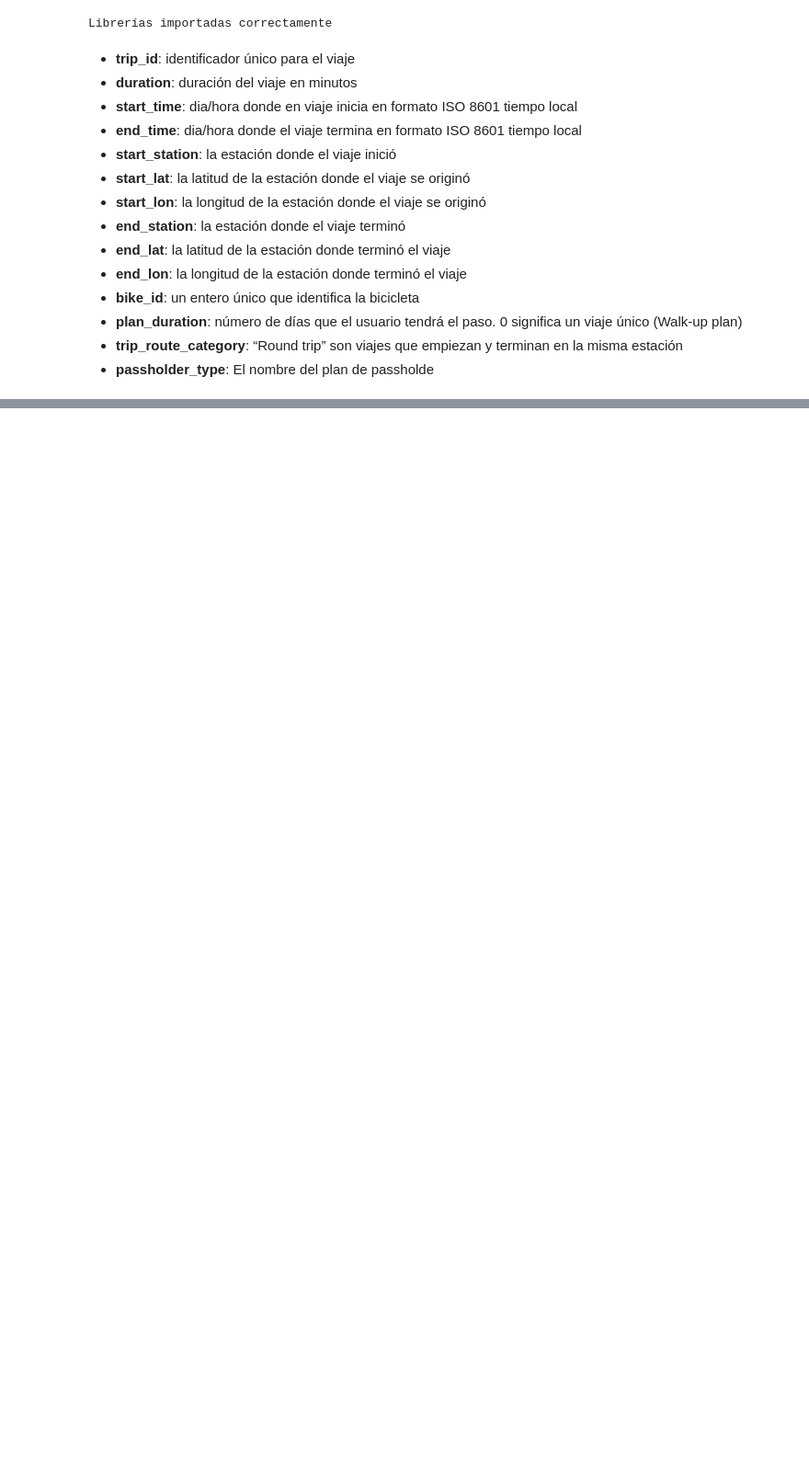
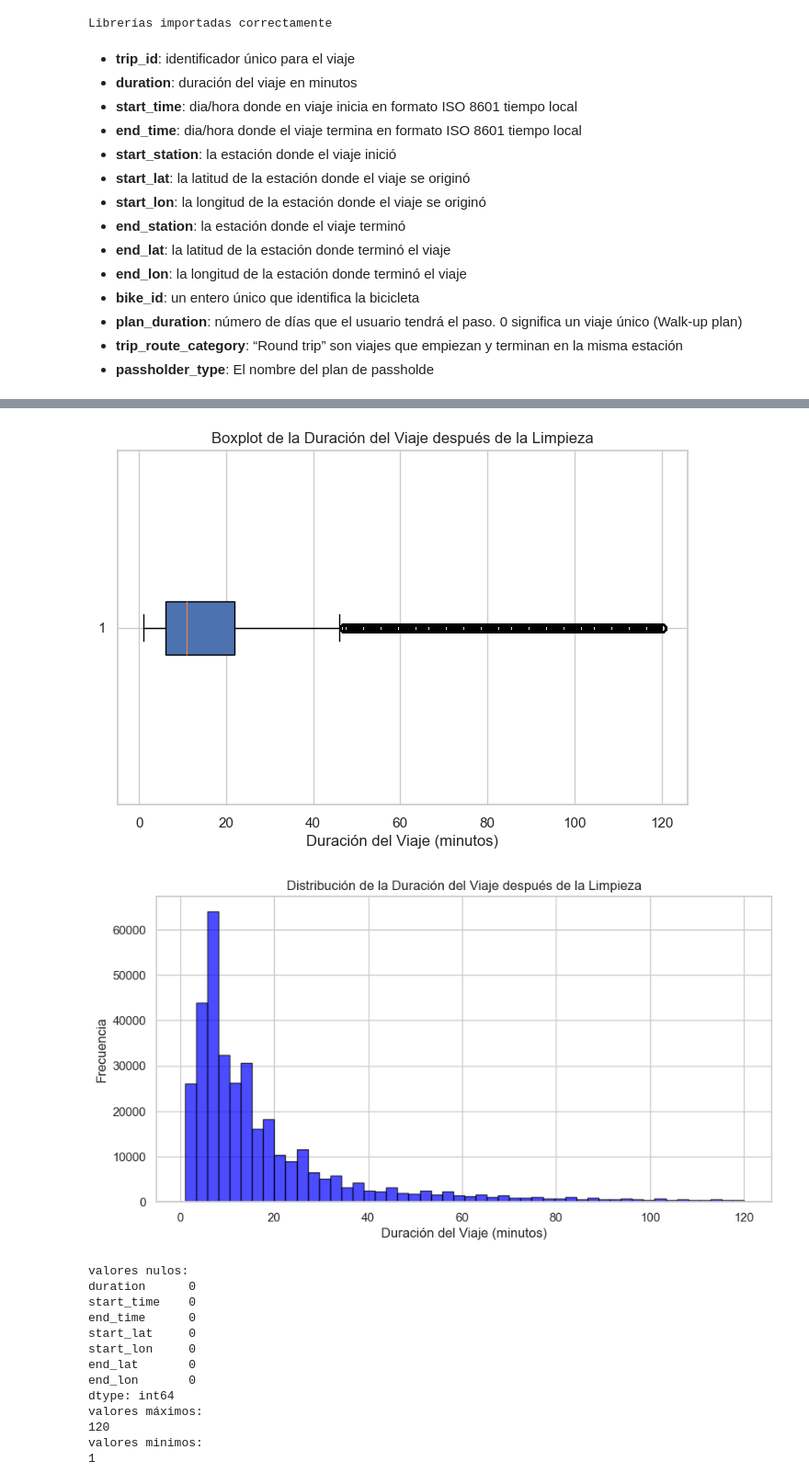
Before and after one commit to JosephFaster/arkon_ds, a Jupyter notebook: notebooks/EDA.ipynb, the cells around one changed output, grey strips where cells are left out. Shown at 92% size. Drawn from its saved outputs; the diff is of its cells as text; code cells hidden in the pictures; blank space fills up the shorter version.

Commit message:
Se complemento en EDA con analisis temporal y analisis geoespacial, además de continuar con la limpieza

```diff
--- a/notebooks/EDA.ipynb
+++ b/notebooks/EDA.ipynb
@@ -144,0 +350,54 @@ plt.show()
+# %%
+# Eliminación de valores atípicos en duración (> 120 minutos)
+df_cleaned = df[df["duration"] <= 120]
+
+# Eliminación de registros sin fecha de inicio o fin
+df_cleaned = df_cleaned.dropna(subset=["start_time", "end_time"])
+
+# Eliminación de registros con coordenadas faltantes
+df_cleaned = df_cleaned.dropna(subset=["start_lat", "start_lon", "end_lat", "end_lon"])
+# %%
+# Revisar si aún existen valores nulos en columnas clave
+missing_values = df_cleaned[["duration", "start_time", "end_time", "start_lat", "start_lon", "end_lat", "end_lon"]].isnull().sum()
+
+# Revisar si existen valores extremos en la duración
+max_duration = df_cleaned["duration"].max()
+min_duration = df_cleaned["duration"].min()
+
+# Boxplot actualizado para verificar la ausencia de outliers en duración
+plt.figure(figsize=(8, 5))
+plt.boxplot(df_cleaned["duration"], vert=False, patch_artist=True)
+plt.xlabel("Duración del Viaje (minutos)")
+plt.title("Boxplot de la Duración del Viaje después de la Limpieza")
+plt.grid(True)
+plt.show()
+
+# Histograma actualizado para visualizar la distribución corregida
+plt.figure(figsize=(10, 5))
+plt.hist(df_cleaned["duration"], bins=50, color='blue', alpha=0.7, edgecolor='black')
+plt.xlabel("Duración del Viaje (minutos)")
+plt.ylabel("Frecuencia")
+plt.title("Distribución de la Duración del Viaje después de la Limpieza")
+plt.grid(True)
+plt.show()
+
+# Mostrar resumen de verificación
+print(f'valores nulos: \n{missing_values}')
+print(f'valores máximos: \n{max_duration}')
+print(f'valores minimos: \n{min_duration}')
+# %% [output]
+[figure, added]
+[figure, added]
+valores nulos:
+duration      0
+start_time    0
+end_time      0
+start_lat     0
+start_lon     0
+end_lat       0
+end_lon       0
+dtype: int64
+valores máximos:
+120
+valores minimos:
+1
```
Also changed, not shown: parts of 27 cells of this notebook, 3 other files.
